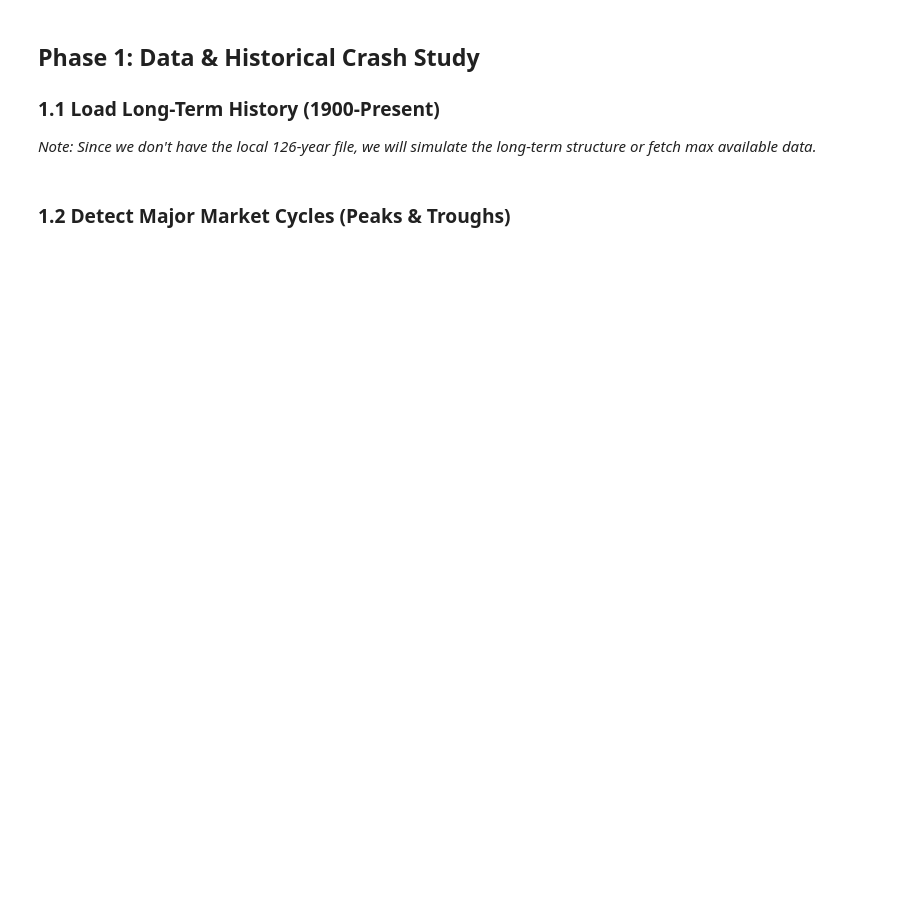
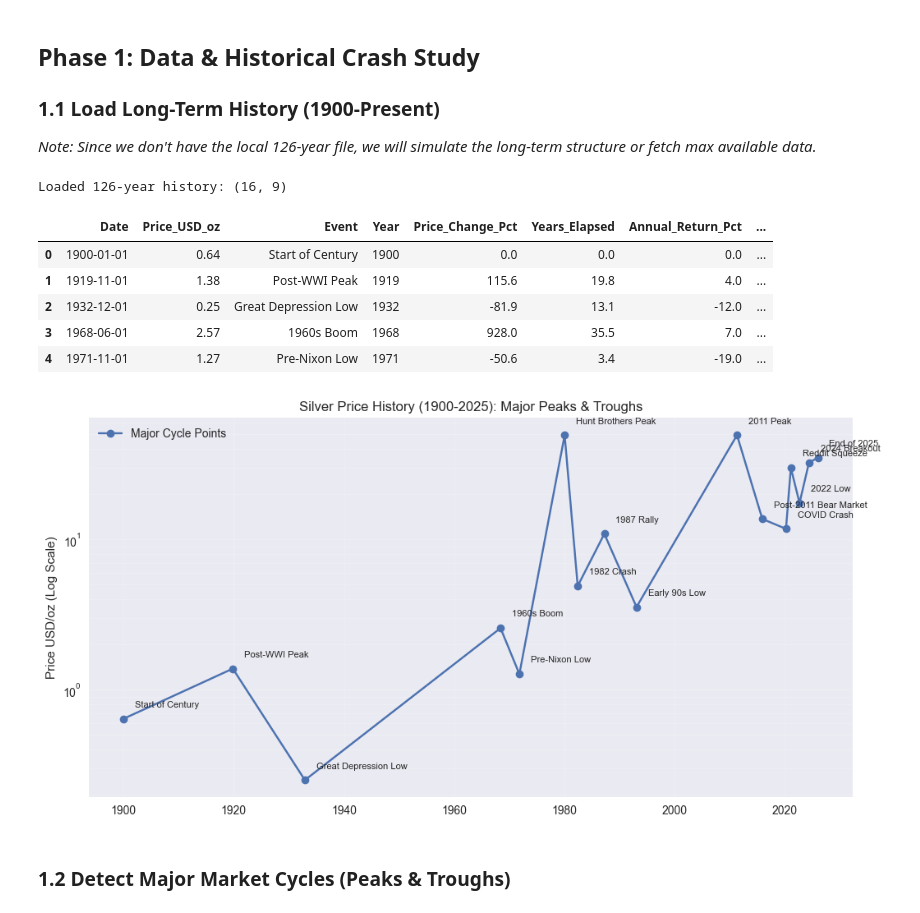
Before and after one commit to DKS-MANAGER/realrich_PPP, a Jupyter notebook: Silver_Market_Research_System.ipynb, the cells around one changed output. Saved outputs shown, nothing was run; the diff lists cells and outputs as text; code cells hidden in the pictures; blank space fills up the shorter version.

```diff
--- a/Silver_Market_Research_System.ipynb
+++ b/Silver_Market_Research_System.ipynb
@@ -18,19 +20,41 @@ print("Configuration loaded.")
 ### 1.1 Load Long-Term History (1900-Present)
 *Note: Since we don't have the local 126-year file, we will simulate the long-term structure or fetch max available data.*
 # %%
-# For this demonstration, we'll fetch the maximum available history from yfinance
-# In a real scenario, you would load 'silver_126year_history.csv'
-print("Fetching max available history for Silver (SI=F)...")
-df_long = yf.Ticker("SI=F").history(period="max")
-df_long.index = pd.to_datetime(df_long.index)
-print(f"Loaded {len(df_long)} rows from {df_long.index.min()} to {df_long.index.max()}")
+# Load the 126-year history file
+try:
+    df_history = pd.read_csv('silver_126year_history.csv')
+    df_history['Date'] = pd.to_datetime(df_history['Date'])
+    print(f"Loaded 126-year history: {df_history.shape}")
+    display(df_history.head())
 
-plt.figure(figsize=(12, 6))
-plt.plot(df_long['Close'])
-plt.title('Silver Price History (Max Available)')
-plt.yscale('log')
-plt.ylabel('Price (Log Scale)')
-plt.show()
+    # Plotting
+    plt.figure(figsize=(12, 6))
+    plt.plot(df_history['Date'], df_history['Price_USD_oz'], marker='o', linestyle='-', label='Major Cycle Points')
+
+    # Annotate key events
+    for i, row in df_history.iterrows():
+        if pd.notna(row['Event']):
+            plt.annotate(row['Event'], (row['Date'], row['Price_USD_oz']),
+                         xytext=(10, 10), textcoords='offset points', fontsize=8)
+
+    plt.title('Silver Price History (1900-2025): Major Peaks & Troughs')
+    plt.yscale('log')
+    plt.ylabel('Price USD/oz (Log Scale)')
+    plt.grid(True, which="both", ls="-", alpha=0.2)
+    plt.legend()
+    plt.show()
+
+except FileNotFoundError:
+    print("silver_126year_history.csv not found. Please ensure the file exists.")
+# %% [output]
+Loaded 126-year history: (16, 9)
+|  | Date | Price_USD_oz | Event | Year | Price_Change_Pct | Years_Elapsed | Annual_Return_Pct | ... |
+| 0 | 1900-01-01 | 0.64 | Start of Century | 1900 | 0.0 | 0.0 | 0.0 | ... |
+| 1 | 1919-11-01 | 1.38 | Post-WWI Peak | 1919 | 115.6 | 19.8 | 4.0 | ... |
+| 2 | 1932-12-01 | 0.25 | Great Depression Low | 1932 | -81.9 | 13.1 | -12.0 | ... |
+| 3 | 1968-06-01 | 2.57 | 1960s Boom | 1968 | 928.0 | 35.5 | 7.0 | ... |
+| 4 | 1971-11-01 | 1.27 | Pre-Nixon Low | 1971 | -50.6 | 3.4 | -19.0 | ... |
+[figure, added]
 # %% [markdown]
 ### 1.2 Detect Major Market Cycles (Peaks & Troughs)
 # %%
```
Also changed, not shown: parts of 11 cells of this notebook, 28 other files.
